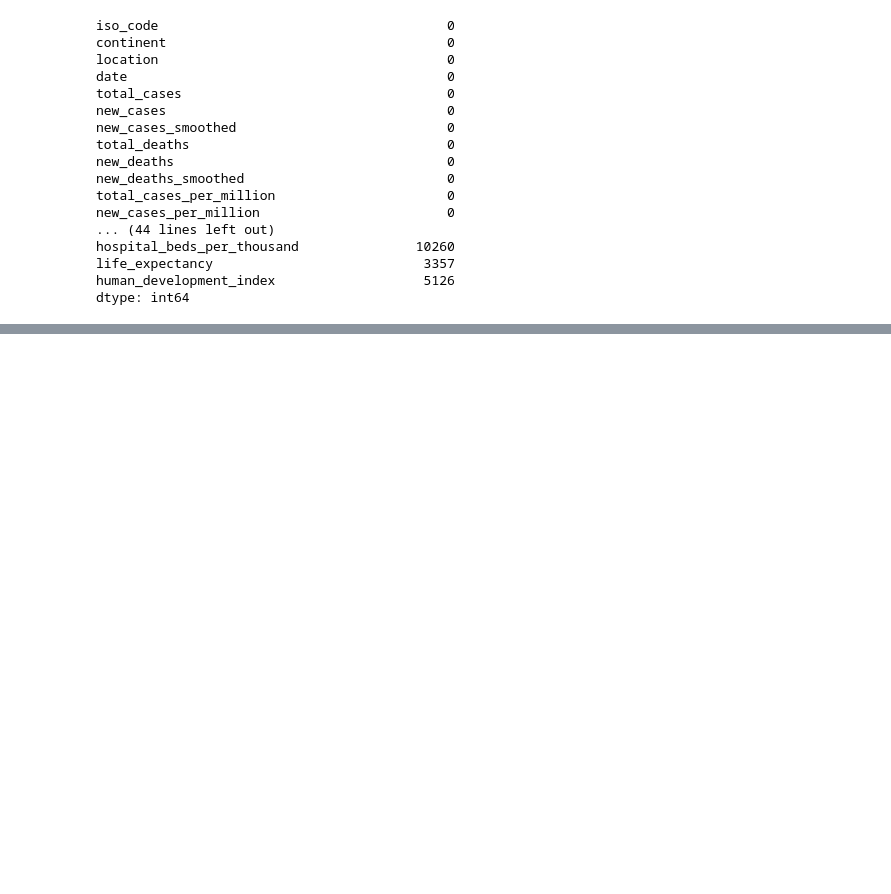
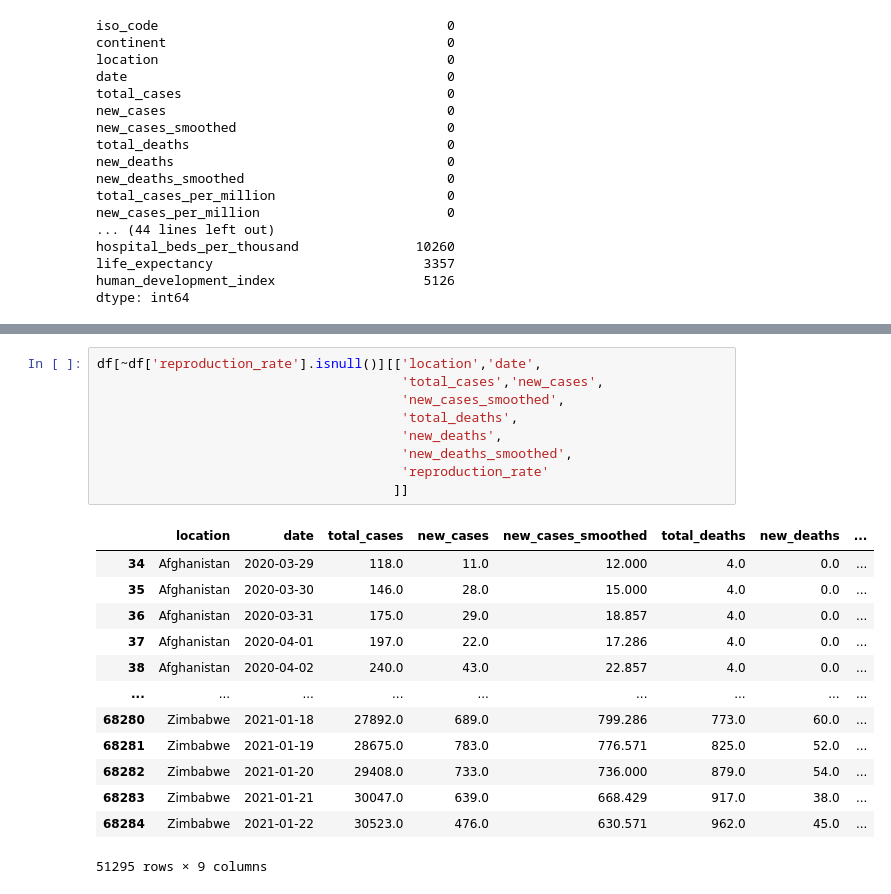
Before and after one commit to mesha4545a/Final_Project_-DS-, a Jupyter notebook: Untitled.ipynb, the cells around one changed output, grey strips where cells are left out. Drawn from its saved outputs; the diff is of its cells as text; blank space fills up the shorter version.

```diff
--- a/Untitled.ipynb
+++ b/Untitled.ipynb
@@ -1974,0 +2019,23 @@ dtype: int64
+# %%
+df[~df['reproduction_rate'].isnull()][['location','date',
+                                       'total_cases','new_cases',
+                                       'new_cases_smoothed',
+                                       'total_deaths',
+                                       'new_deaths',
+                                       'new_deaths_smoothed',
+                                       'reproduction_rate'
+                                      ]]
+# %% [output]
+|  | location | date | total_cases | new_cases | new_cases_smoothed | total_deaths | new_deaths | ... |
+| 34 | Afghanistan | 2020-03-29 | 118.0 | 11.0 | 12.000 | 4.0 | 0.0 | ... |
+| 35 | Afghanistan | 2020-03-30 | 146.0 | 28.0 | 15.000 | 4.0 | 0.0 | ... |
+| 36 | Afghanistan | 2020-03-31 | 175.0 | 29.0 | 18.857 | 4.0 | 0.0 | ... |
+| 37 | Afghanistan | 2020-04-01 | 197.0 | 22.0 | 17.286 | 4.0 | 0.0 | ... |
+| 38 | Afghanistan | 2020-04-02 | 240.0 | 43.0 | 22.857 | 4.0 | 0.0 | ... |
+| ... | ... | ... | ... | ... | ... | ... | ... | ... |
+| 68280 | Zimbabwe | 2021-01-18 | 27892.0 | 689.0 | 799.286 | 773.0 | 60.0 | ... |
+| 68281 | Zimbabwe | 2021-01-19 | 28675.0 | 783.0 | 776.571 | 825.0 | 52.0 | ... |
+| 68282 | Zimbabwe | 2021-01-20 | 29408.0 | 733.0 | 736.000 | 879.0 | 54.0 | ... |
+| 68283 | Zimbabwe | 2021-01-21 | 30047.0 | 639.0 | 668.429 | 917.0 | 38.0 | ... |
+| 68284 | Zimbabwe | 2021-01-22 | 30523.0 | 476.0 | 630.571 | 962.0 | 45.0 | ... |
+51295 rows × 9 columns
```
Also changed, not shown: parts of 31 cells of this notebook, 1 other file.
